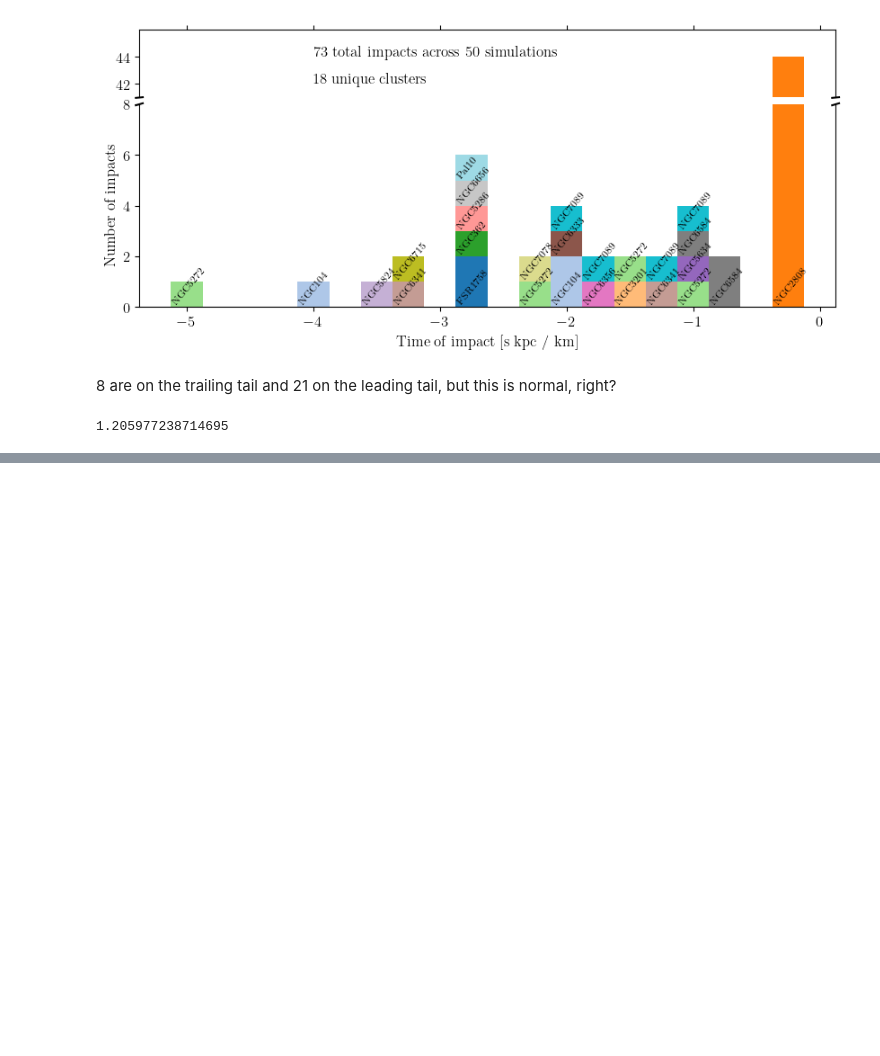
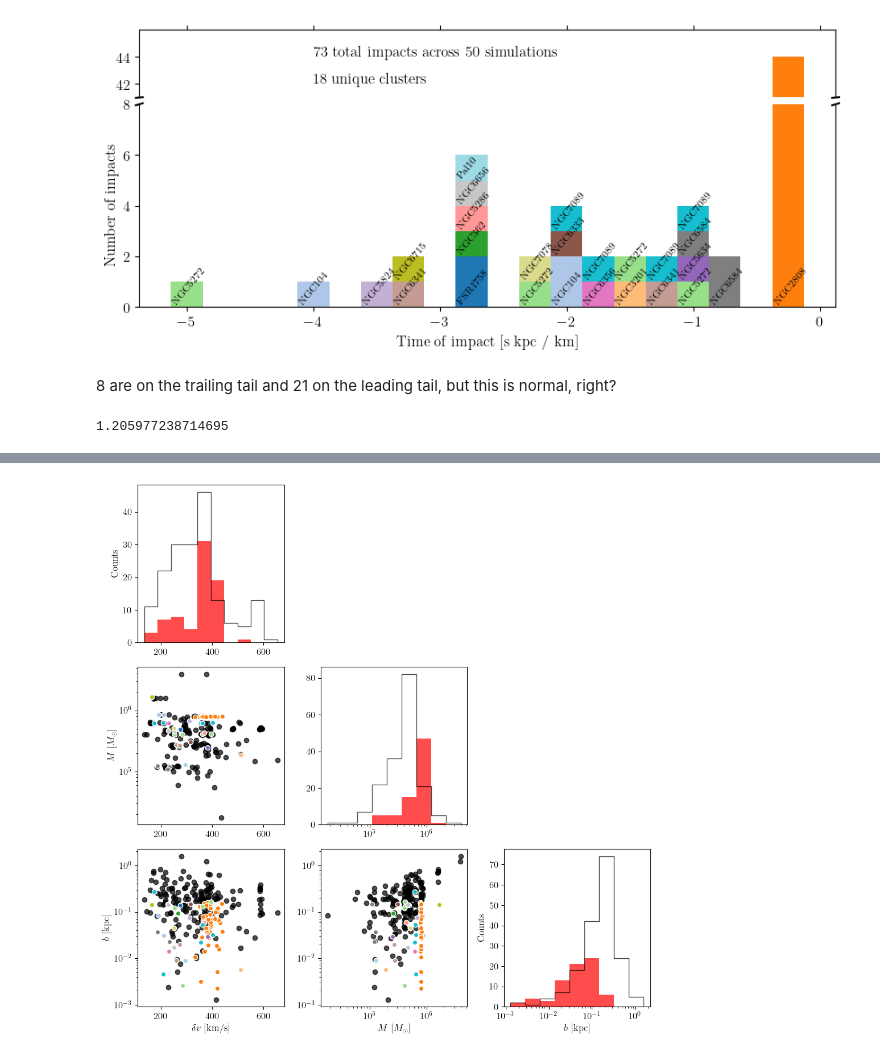
Before and after one commit to salvatore-ferrone/stream_analysis, a Jupyter notebook: figures/impact_time_histogram.ipynb, the cells around one changed output, grey strips where cells are left out. Saved outputs shown, nothing was run; the diff lists cells and outputs as text; code cells hidden in the pictures; blank space fills up the shorter version.

```diff
--- a/figures/impact_time_histogram.ipynb
+++ b/figures/impact_time_histogram.ipynb
@@ -216,0 +190,18 @@ fig.savefig("../paper/impact_geometry_statistics_deltaP.png",dpi=300)
+# %%
+selected_cols=['impact_parameter', 'v_rel', 'Mass']
+criteria = results['gap_flag']==True
+withgaps=results[criteria][selected_cols]
+withoutgaps=results[~criteria][selected_cols]
+# %%
+# selected_columns = ["v_rel","Mass","impact_parameter","gap_flag","T","tau"]
+selected_columns = ["v_rel","Mass","impact_parameter","gap_flag",]
+selected_df=results[selected_columns,]
+# selected_df.rename(columns={"v_rel":"Relative velocity [km/s]","Mass":"Mass [$M_{\odot}$]","impact_parameter":"Impact parameter [kpc]","gap_flag":"gap_flag",},inplace=True)
+selected_df.rename(columns={"v_rel":"Relative velocity [km/s]","Mass":"Mass [$M_{\odot}$]","impact_parameter":"Impact parameter [kpc]","gap_flag":"gap_flag","T":"Time of impact [s kpc / km]","tau":r"$\tau$ [s kpc/km]"},inplace=True)
+target_columns=["Relative velocity [km/s]","Mass [$M_{\odot}$]","Impact parameter [kpc]",]
+
+axis_labels = {
+    "Relative velocity [km/s]": r"$\delta v$ [km/s]",
+    "Mass [$M_{\odot}$]": r"$M$ [$M_{\odot}$]",
+    "Impact parameter [kpc]": r"$b$ [kpc]",
+}
@@ -216,0 +213,64 @@ fig.savefig("../paper/impact_geometry_statistics_deltaP.png",dpi=300)
+# %%
+outdir="../paper/impact_geometry_statistics.png"
+import matplotlib.pyplot as plt
+import numpy as np
+from matplotlib.gridspec import GridSpec
+
+columns=selected_df.columns
+log_columns = ['Mass [$M_{\odot}$]', 'Impact parameter [kpc]']
+n = 3
+
+
+# Create a figure with a gridspec layout
+fig = plt.figure(figsize=(10, 10))
+gs = GridSpec(n, n, figure=fig)
+
+axes = []
+# Plot the pair plot
+for i in range(n):
+    axes.append([])
+    for j in range(i+1):
+        ax = fig.add_subplot(gs[i, j])
+        axes[i].append(ax)
+
+        if i == j:
+            # Diagonal: Histogram with log-spaced bins if log scale
+            if target_columns[i] in log_columns:
+                bins = np.logspace(np.log10(selected_df[target_columns[i]].min()), np.log10(selected_df[target_columns[i]].max()), 10)
+                # ax.hist(selected_df[target_columns[i]], bins=bins, color='blue', alpha=0.7)
+                ax.hist(selected_df[target_columns[i]][~gap_flag], bins=bins, color='k', alpha=0.7, label='No Gap',histtype='step')
+                histcounts,bins,_=ax.hist(selected_df[target_columns[i]][gap_flag], bins=bins, color='red', alpha=0.7, label='Gap')
+                ax.set_xscale('log')
+            else:
+                histcounts,bins,_=ax.hist(selected_df[target_columns[i]][~gap_flag], color='k', alpha=0.7, label='No Gap',histtype='step')
+                ax.hist(selected_df[target_columns[i]][gap_flag],bins=bins, color='red', alpha=0.7, label='Gap')
+        else:
+            # Off-diagonal: Scatter plot
+            ax.scatter(selected_df[target_columns[j]][~gap_flag], selected_df[target_columns[i]][~gap_flag], c='k', alpha=0.7, label='No gap',)
+            if target_columns[j] in log_columns:  # Replace with your column names
+                ax.set_xscale('log')
+            if target_columns[i] in log_columns:  # Replace with your column names
+                ax.set_yscale('log')
+            # ax.scatter(selected_df[target_columns[j]][gap_flag], selected_df[target_columns[i]][gap_flag], c='red', alpha=0.7, label='Gap')
+            for key in dictmycolors.keys():
+                criteria1 = selected_df['suspect']==key
+                criteria2 = selected_df['gap_flag']==True
+                criteria = criteria1 & criteria2
+                ax.scatter(selected_df[target_columns[j]][criteria], selected_df[target_columns[i]][criteria], color=dictmycolors[key], alpha=1,edgecolor='white',zorder=10)
+
+
+
+axes[0][0].set_ylabel('Counts')
+axes[1][0].set_ylabel(r"$M$ [$M_{\odot}$]")
+axes[2][0].set_ylabel(r"$b$ [kpc]")
+axes[2][0].set_xlabel(r"$\delta v$ [km/s]")
+axes[2][1].set_xlabel(r"$M$ [$M_{\odot}$]")
+axes[2][2].set_xlabel(r"$b$ [kpc]")
+axes[2][2].set_ylabel(r"Counts")
+
+# Adjust layout
+plt.tight_layout()
+plt.show()
+fig.savefig(outdir,dpi=300)
+# %% [output]
+[figure, added]
```
Also changed, not shown: parts of 10 cells of this notebook, 1 other file.
